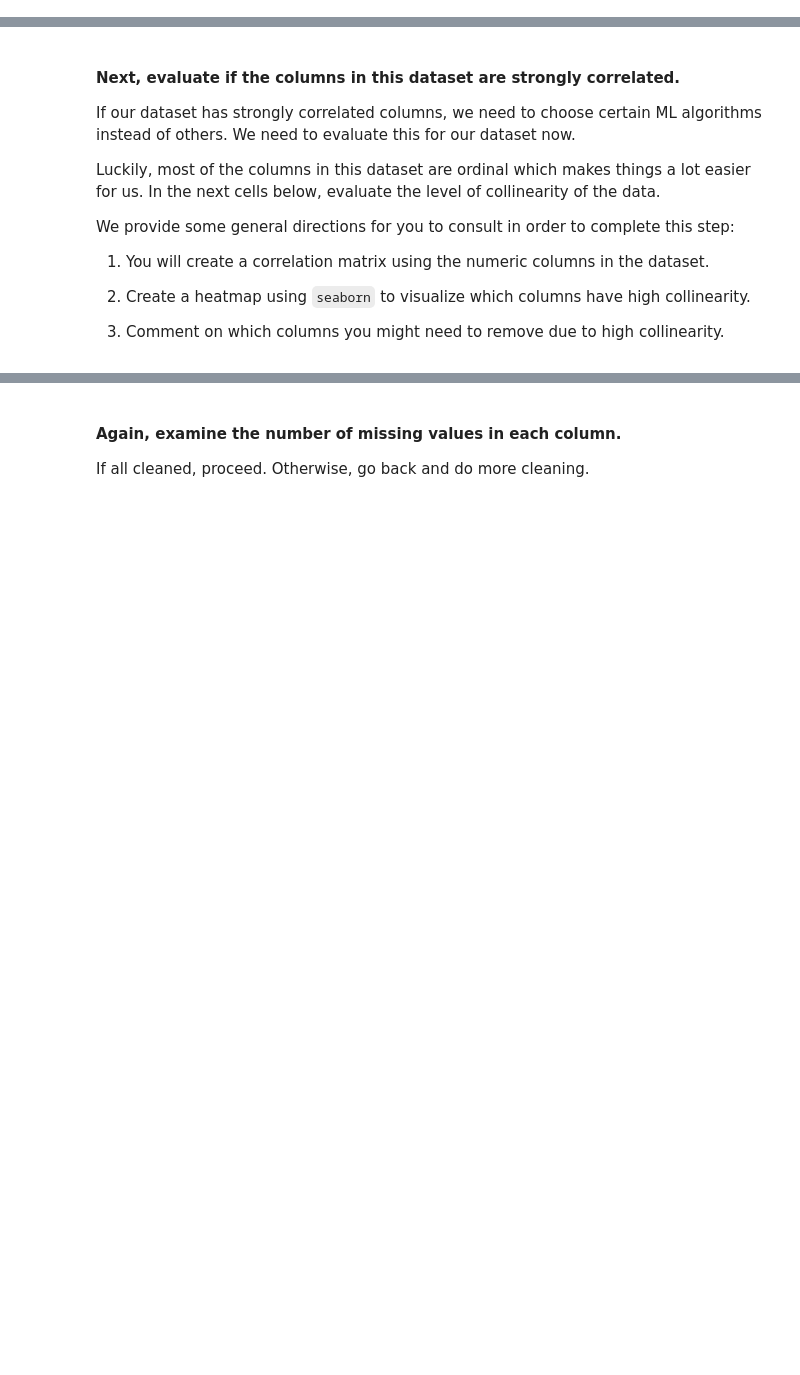
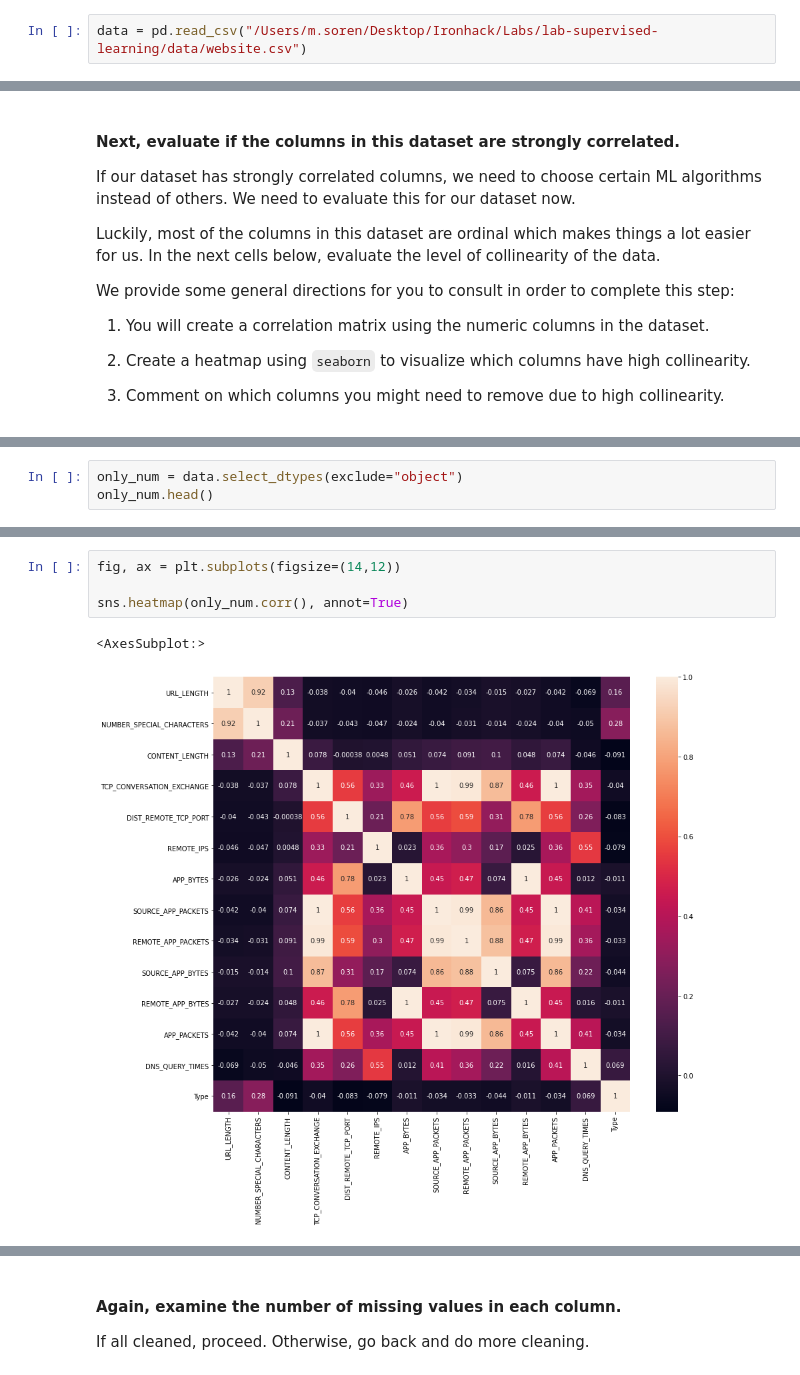
Before and after one commit to ta-data-remote/lab-supervised-learning, a Jupyter notebook: your-code/main.ipynb, the cells around one changed output, grey strips where cells are left out. Cells and saved outputs as stored; diff of their text form; blank space fills up the shorter version.

Commit message:
Lab is almost done, I could not figure out how to do the rest of it. I need to read up on it again.

```diff
--- a/your-code/main.ipynb
+++ b/your-code/main.ipynb
@@ -11,6 +16,8 @@ In this lab, we will explore a dataset that describes websites with different fe
 # Challenge 1 - Explore The Dataset
 
 Let's start by exploring the dataset. First load the data file:
+# %%
+data = pd.read_csv("/Users/m.soren/Desktop/Ironhack/Labs/lab-supervised-learning/data/website.csv")
 # %% [markdown]
 #### Explore the data from an bird's-eye view.
 
@@ -74,0 +84,3 @@ We provide some general directions for you to consult in order to complete this
+# %%
+only_num = data.select_dtypes(exclude="object")
+only_num.head()
@@ -74,0 +94,7 @@ We provide some general directions for you to consult in order to complete this
+# %%
+fig, ax = plt.subplots(figsize=(14,12))
+
+sns.heatmap(only_num.corr(), annot=True)
+# %% [output]
+<AxesSubplot:>
+[figure, added]
```
Also changed, not shown: parts of 77 cells of this notebook.
